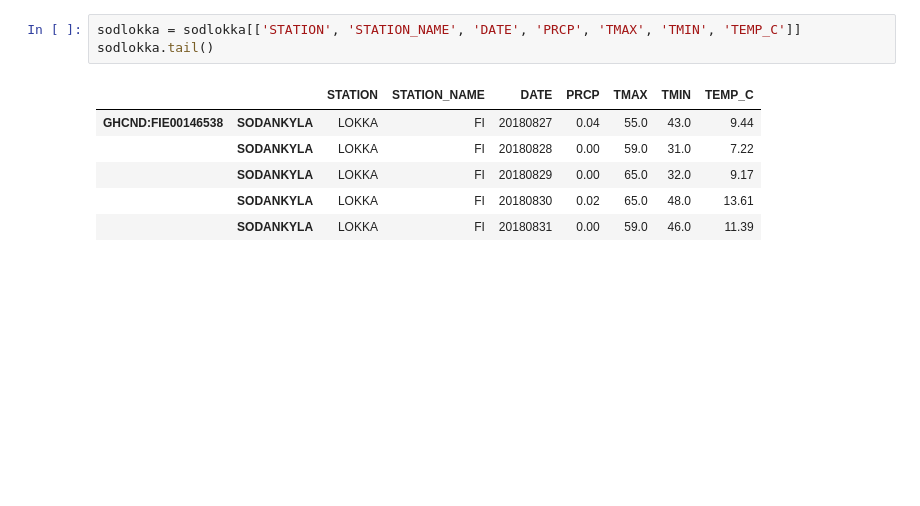
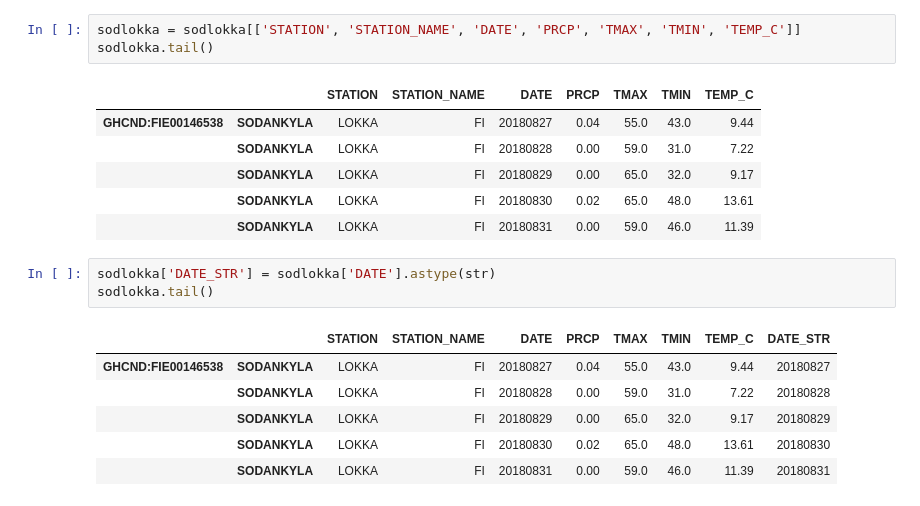
Before and after one commit to FinnP0611/Exercise-6-Finn, a Jupyter notebook: Exercise-6-problem-4.ipynb, the cells around one changed output. Drawn from its saved outputs; the diff is of its cells as text; blank space fills up the shorter version.

```diff
--- a/Exercise-6-problem-4.ipynb
+++ b/Exercise-6-problem-4.ipynb
@@ -79,3 +79,13 @@ sodlokka.tail()
 |  | SODANKYLA | LOKKA | FI | 20180829 | 0.00 | 65.0 | 32.0 | 9.17 |
 |  | SODANKYLA | LOKKA | FI | 20180830 | 0.02 | 65.0 | 48.0 | 13.61 |
 |  | SODANKYLA | LOKKA | FI | 20180831 | 0.00 | 59.0 | 46.0 | 11.39 |
+# %%
+sodlokka['DATE_STR'] = sodlokka['DATE'].astype(str)
+sodlokka.tail()
+# %% [output]
+|  |  | STATION | STATION_NAME | DATE | PRCP | TMAX | TMIN | TEMP_C | DATE_STR |
+| GHCND:FIE00146538 | SODANKYLA | LOKKA | FI | 20180827 | 0.04 | 55.0 | 43.0 | 9.44 | 20180827 |
+|  | SODANKYLA | LOKKA | FI | 20180828 | 0.00 | 59.0 | 31.0 | 7.22 | 20180828 |
+|  | SODANKYLA | LOKKA | FI | 20180829 | 0.00 | 65.0 | 32.0 | 9.17 | 20180829 |
+|  | SODANKYLA | LOKKA | FI | 20180830 | 0.02 | 65.0 | 48.0 | 13.61 | 20180830 |
+|  | SODANKYLA | LOKKA | FI | 20180831 | 0.00 | 59.0 | 46.0 | 11.39 | 20180831 |
```
Also changed, not shown: parts of 15 cells of this notebook.
